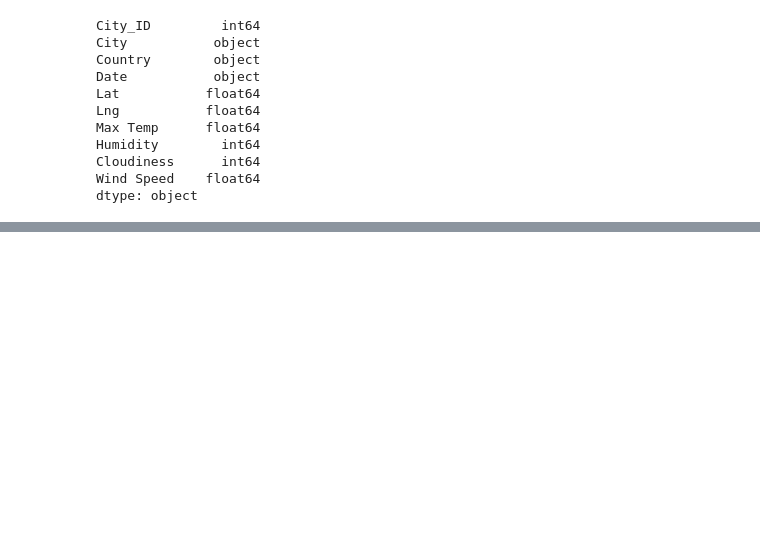
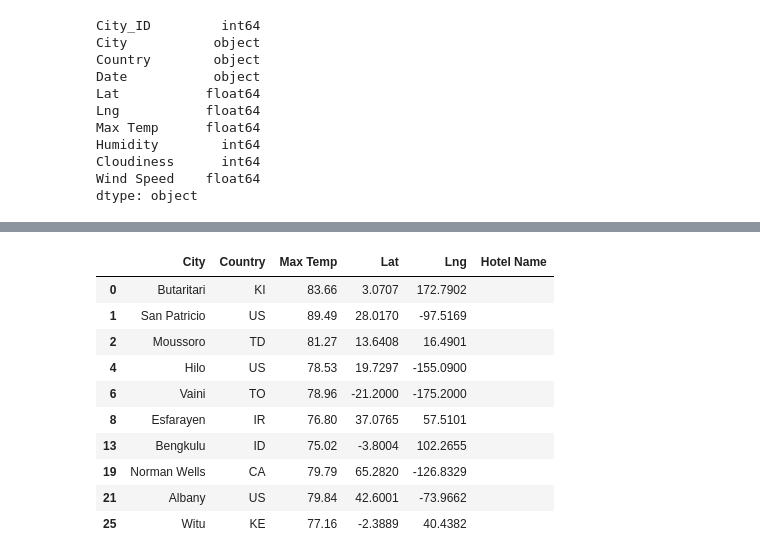
Before and after one commit to lscherger/World_Weather_Analysis, a Jupyter notebook: VacationPy.ipynb, the cells around one changed output, grey strips where cells are left out. Saved outputs shown, nothing was run; the diff lists cells and outputs as text; code cells hidden in the pictures; blank space fills up the shorter version.

```diff
--- a/VacationPy.ipynb
+++ b/VacationPy.ipynb
@@ -92,3 +92,7 @@ fig.add_layer(heat_layer)
 fig
 # %% [output]
 [interactive output not drawn]
+# %%
+# Ask the customer to add a minimum and maximum temperature value.
+min_temp = float(input("What is the minimum temperature you would like for your trip? "))
+max_temp = float(input("What is the maximum temperature you would like for your trip? "))
@@ -94,0 +102,4 @@ fig
+# %%
+# Filter the dataset to find the cities that fit the criteria.
+preferred_cities_df = city_data_df.loc[(city_data_df["Max Temp"] <= max_temp) & \
+                                       (city_data_df["Max Temp"] >= min_temp)]
@@ -94,0 +120,17 @@ fig
+# %%
+# Create DataFrame called hotel_df to store hotel names along with city, country, max temp, and coordinates.
+hotel_df = preferred_cities_df[["City", "Country", "Max Temp", "Lat", "Lng"]].copy()
+hotel_df["Hotel Name"] = ""
+hotel_df.head(10)
+# %% [output]
+|  | City | Country | Max Temp | Lat | Lng | Hotel Name |
+| 0 | Butaritari | KI | 83.66 | 3.0707 | 172.7902 |  |
+| 1 | San Patricio | US | 89.49 | 28.0170 | -97.5169 |  |
+| 2 | Moussoro | TD | 81.27 | 13.6408 | 16.4901 |  |
+| 4 | Hilo | US | 78.53 | 19.7297 | -155.0900 |  |
+| 6 | Vaini | TO | 78.96 | -21.2000 | -175.2000 |  |
+| 8 | Esfarayen | IR | 76.80 | 37.0765 | 57.5101 |  |
+| 13 | Bengkulu | ID | 75.02 | -3.8004 | 102.2655 |  |
+| 19 | Norman Wells | CA | 79.79 | 65.2820 | -126.8329 |  |
+| 21 | Albany | US | 79.84 | 42.6001 | -73.9662 |  |
+| 25 | Witu | KE | 77.16 | -2.3889 | 40.4382 |  |
```
Also changed, not shown: parts of 7 cells of this notebook, 2 other files.
